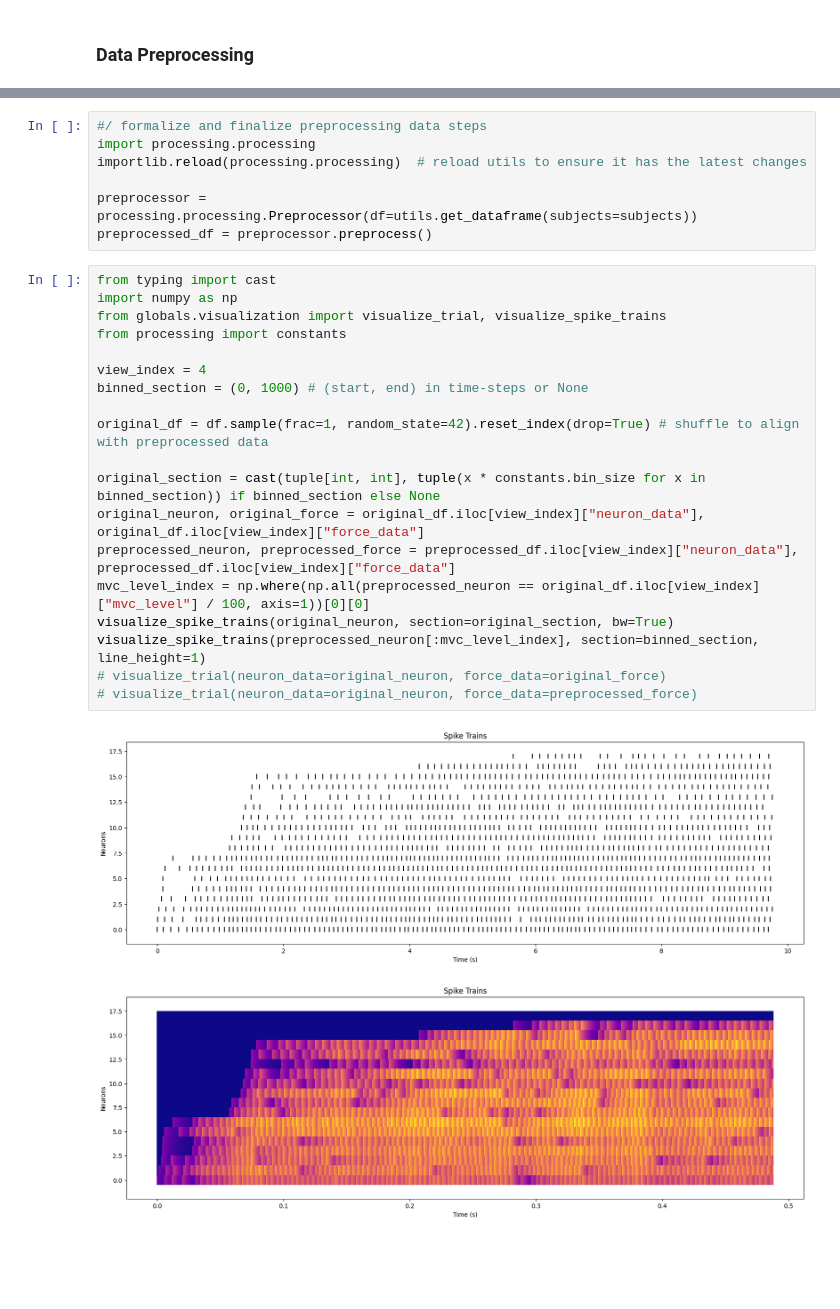
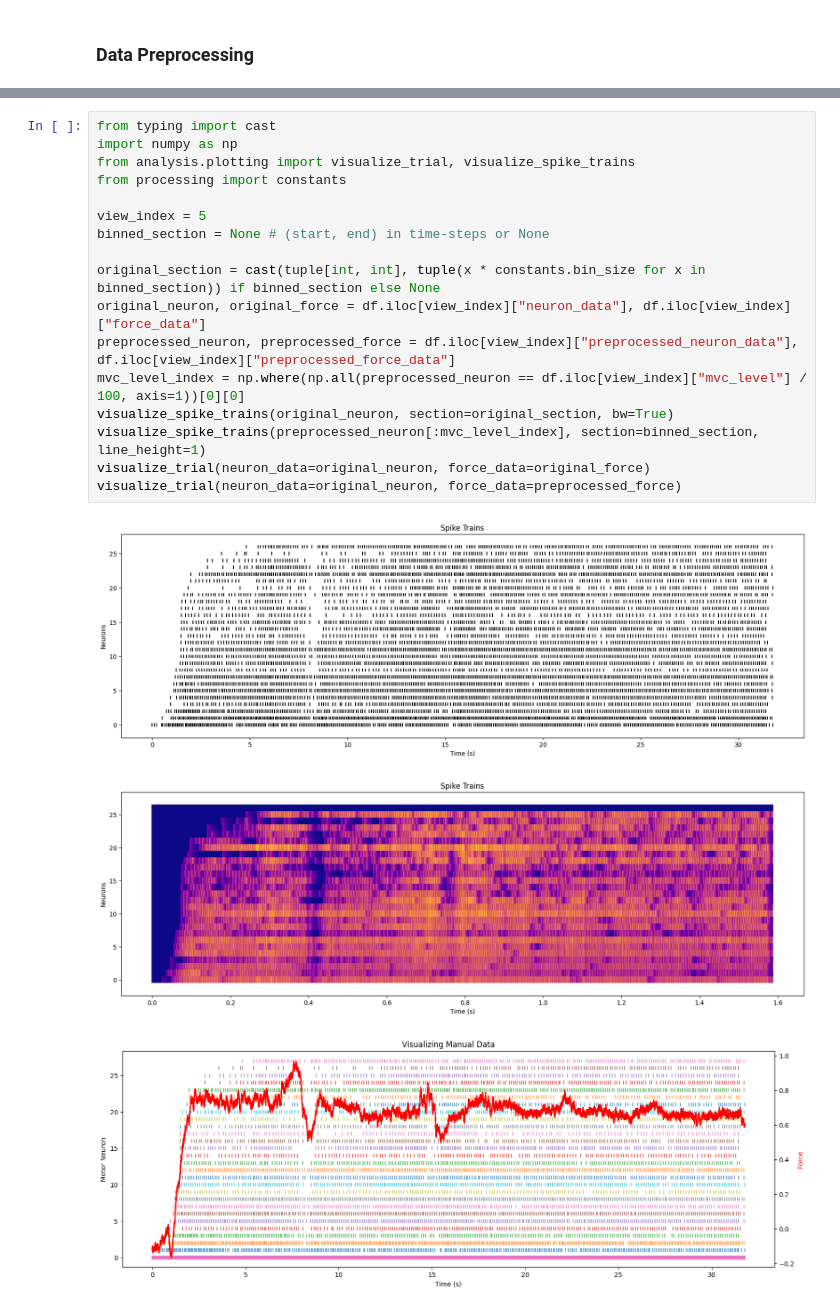
Before and after one commit to paul-bokelman/force-prediction, a Jupyter notebook: main.ipynb, the cells around one changed output, grey strips where cells are left out. Drawn from its saved outputs; the diff is of its cells as text; blank space fills up the shorter version.

```diff
--- a/main.ipynb
+++ b/main.ipynb
@@ -91,30 +64,22 @@ Total number of samples: 234
 234 rows × 5 columns
-# %%
-#/ formalize and finalize preprocessing data steps
-import processing.processing
-importlib.reload(processing.processing)  # reload utils to ensure it has the latest changes
-
-preprocessor = processing.processing.Preprocessor(df=utils.get_dataframe(subjects=subjects))
-preprocessed_df = preprocessor.preprocess()
 # %%
 from typing import cast
 import numpy as np
-from globals.visualization import visualize_trial, visualize_spike_trains
+from analysis.plotting import visualize_trial, visualize_spike_trains
 from processing import constants
 
-view_index = 4
-binned_section = (0, 1000) # (start, end) in time-steps or None
-
-original_df = df.sample(frac=1, random_state=42).reset_index(drop=True) # shuffle to align with preprocessed data
+view_index = 5
+binned_section = None # (start, end) in time-steps or None
 
 original_section = cast(tuple[int, int], tuple(x * constants.bin_size for x in binned_section)) if binned_section else None
-original_neuron, original_force = original_df.iloc[view_index]["neuron_data"], original_df.iloc[view_index]["force_data"]
-preprocessed_neuron, preprocessed_force = preprocessed_df.iloc[view_index]["neuron_data"], preprocessed_df.iloc[view_index]["force_data"]
-mvc_level_index = np.where(np.all(preprocessed_neuron == original_df.iloc[view_index]["mvc_level"] / 100, axis=1))[0][0]
+original_neuron, original_force = df.iloc[view_index]["neuron_data"], df.iloc[view_index]["force_data"]
+preprocessed_neuron, preprocessed_force = df.iloc[view_index]["preprocessed_neuron_data"], df.iloc[view_index]["preprocessed_force_data"]
+mvc_level_index = np.where(np.all(preprocessed_neuron == df.iloc[view_index]["mvc_level"] / 100, axis=1))[0][0]
 visualize_spike_trains(original_neuron, section=original_section, bw=True)
 visualize_spike_trains(preprocessed_neuron[:mvc_level_index], section=binned_section, line_height=1)
-# visualize_trial(neuron_data=original_neuron, force_data=original_force)
-# visualize_trial(neuron_data=original_neuron, force_data=preprocessed_force)
+visualize_trial(neuron_data=original_neuron, force_data=original_force)
+visualize_trial(neuron_data=original_neuron, force_data=preprocessed_force)
 # %% [output]
-[figure, old version]
+[figure, new version]
-[figure, old version]
+[figure, new version]
+[figure, added]
```
Also changed, not shown: parts of 19 cells of this notebook, 23 other files.
